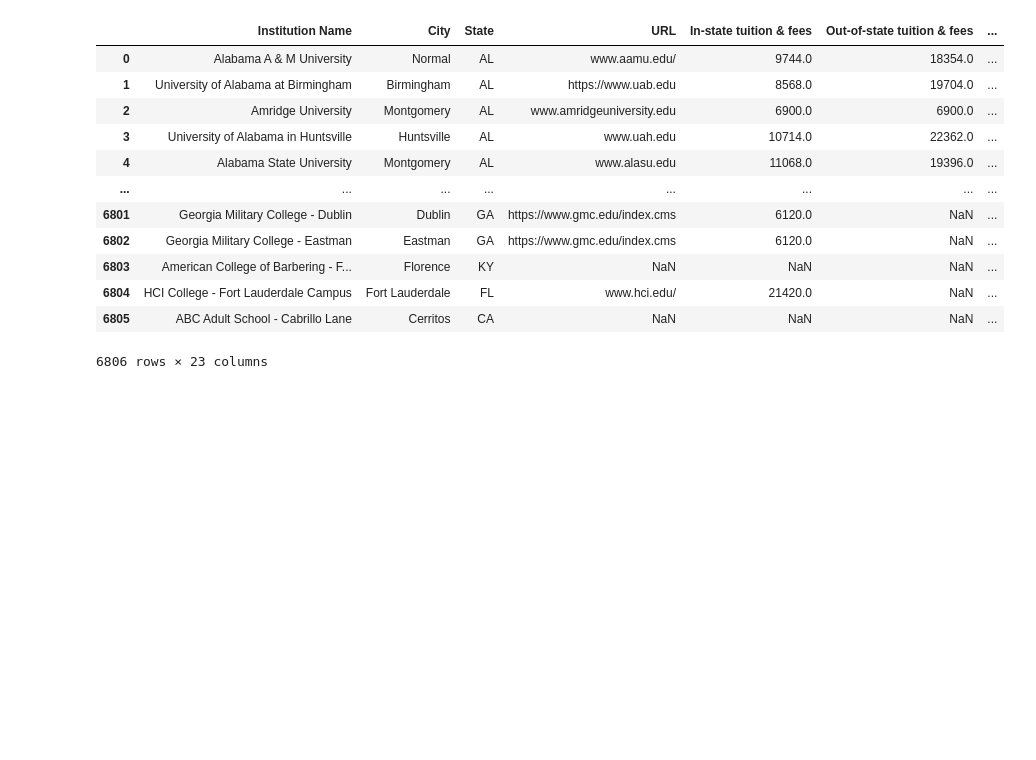
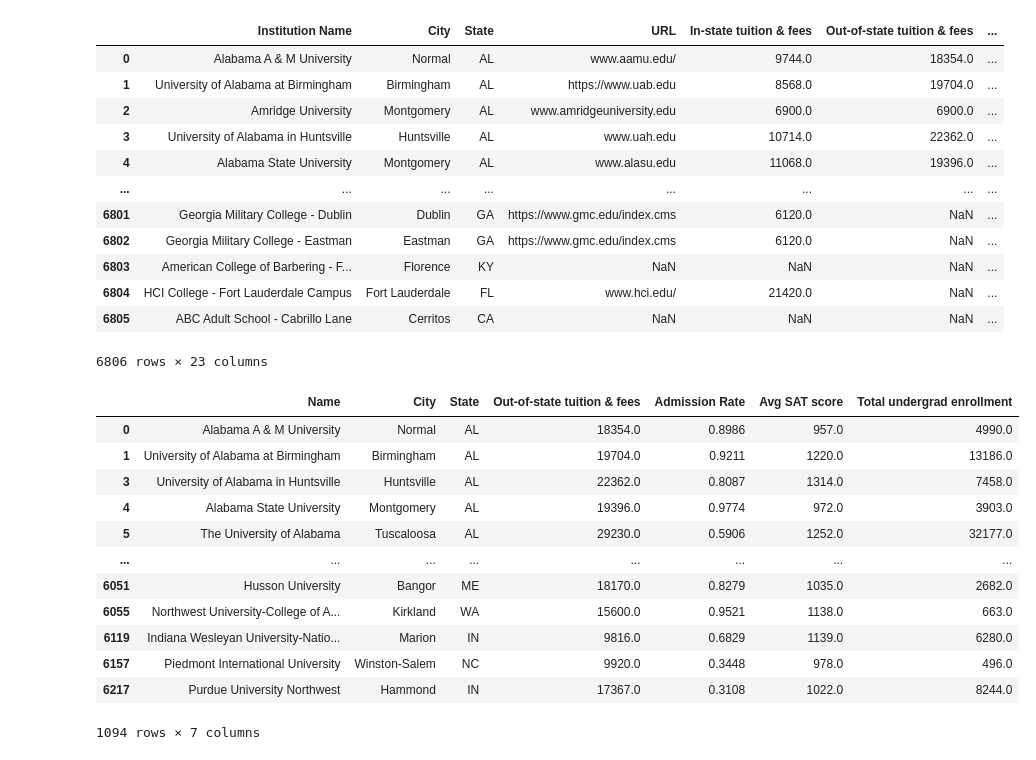
Before and after one commit to mitchklee35/Top-US-Universities-ETL, a Jupyter notebook: bigCSV.ipynb, the cells around one changed output. Saved outputs shown, nothing was run; the diff lists cells and outputs as text; code cells hidden in the pictures; blank space fills up the shorter version.

```diff
--- a/bigCSV.ipynb
+++ b/bigCSV.ipynb
@@ -92,3 +93,22 @@ bigColData_df
 | 6804 | HCI College - Fort Lauderdale Campus | Fort Lauderdale | FL | www.hci.edu/ | 21420.0 | NaN | ... |
 | 6805 | ABC Adult School - Cabrillo Lane | Cerritos | CA | NaN | NaN | NaN | ... |
 6806 rows × 23 columns
+# %%
+big_coll_df = bigColData_df.dropna()
+college_condensed = big_coll_df[['Institution Name','City','State','Out-of-state tuition & fees','Admission Rate','Avg SAT score ','Total undergrad enrollment']]
+college_df = college_condensed.rename(columns={"Institution Name":"Name"})
+college_df
+# %% [output]
+|  | Name | City | State | Out-of-state tuition & fees | Admission Rate | Avg SAT score | Total undergrad enrollment |
+| 0 | Alabama A & M University | Normal | AL | 18354.0 | 0.8986 | 957.0 | 4990.0 |
+| 1 | University of Alabama at Birmingham | Birmingham | AL | 19704.0 | 0.9211 | 1220.0 | 13186.0 |
+| 3 | University of Alabama in Huntsville | Huntsville | AL | 22362.0 | 0.8087 | 1314.0 | 7458.0 |
+| 4 | Alabama State University | Montgomery | AL | 19396.0 | 0.9774 | 972.0 | 3903.0 |
+| 5 | The University of Alabama | Tuscaloosa | AL | 29230.0 | 0.5906 | 1252.0 | 32177.0 |
+| ... | ... | ... | ... | ... | ... | ... | ... |
+| 6051 | Husson University | Bangor | ME | 18170.0 | 0.8279 | 1035.0 | 2682.0 |
+| 6055 | Northwest University-College of A... | Kirkland | WA | 15600.0 | 0.9521 | 1138.0 | 663.0 |
+| 6119 | Indiana Wesleyan University-Natio... | Marion | IN | 9816.0 | 0.6829 | 1139.0 | 6280.0 |
+| 6157 | Piedmont International University | Winston-Salem | NC | 9920.0 | 0.3448 | 978.0 | 496.0 |
+| 6217 | Purdue University Northwest | Hammond | IN | 17367.0 | 0.3108 | 1022.0 | 8244.0 |
+1094 rows × 7 columns
```
Also changed, not shown: parts of 3 cells of this notebook, 1 other file.
